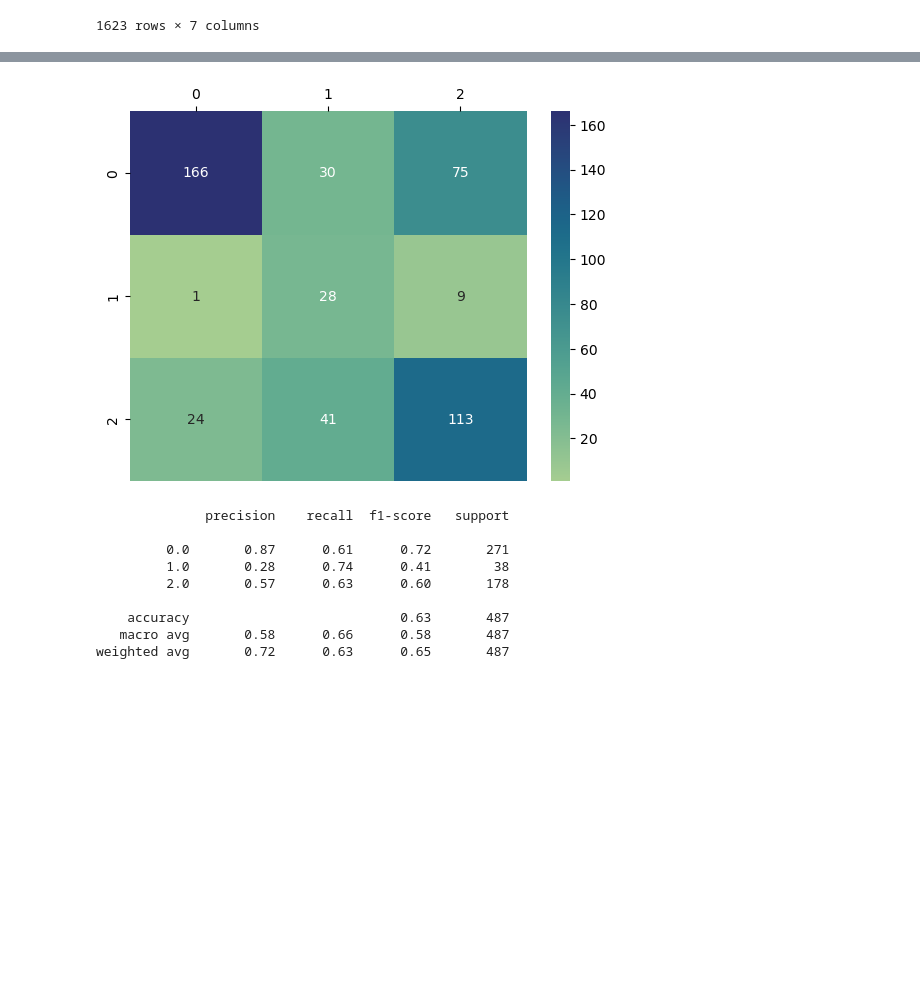
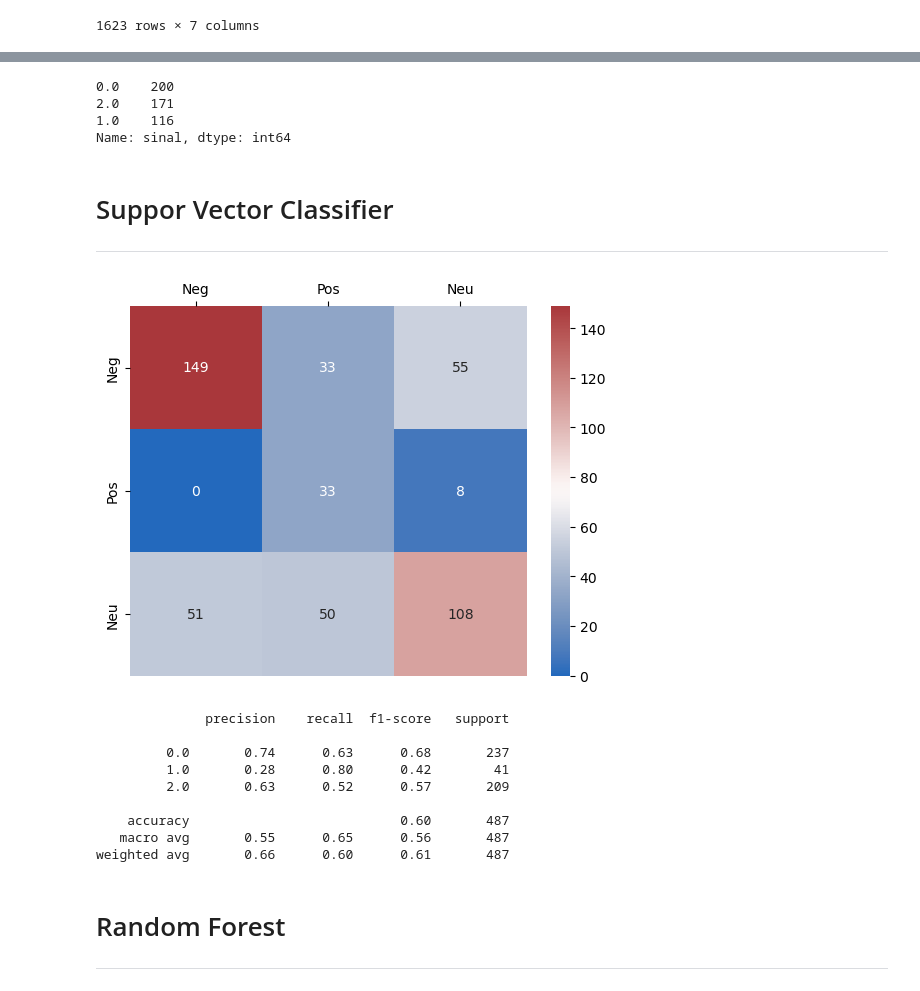
Before and after one commit to luizsouzars/Sentiment_Analysis, a Jupyter notebook: LES_sentiment.ipynb, the cells around one changed output, grey strips where cells are left out. Saved outputs shown, nothing was run; the diff lists cells and outputs as text; code cells hidden in the pictures; blank space fills up the shorter version.

```diff
--- a/LES_sentiment.ipynb
+++ b/LES_sentiment.ipynb
@@ -138,3 +163,13 @@ tfidf_transformer = TfidfTransformer()
+# %%
+sinal_test.value_counts()
+# %% [output]
+0.0    200
+2.0    171
+1.0    116
+Name: sinal, dtype: int64
+# %% [markdown]
+# Suppor Vector Classifier
+___
 # %%
 '''Suppor Vector Classifier Pipeline'''
 svc_pipeline = Pipeline([
@@ -155,20 +183,23 @@ svc_pred = svc_pipeline.predict(text_test)
 # %%
 '''Confusion matrix'''
 svc_cm = confusion_matrix(svc_pred,sinal_test)
-sns.heatmap(svc_cm,annot=True,cmap="crest",fmt='d').xaxis.tick_top()
+sns.heatmap(svc_cm,annot=True,cmap='vlag',fmt='d',xticklabels=['Neg','Pos','Neu'],yticklabels=['Neg','Pos','Neu']).xaxis.tick_top()
 plt.show()
 
 '''Classification Report'''
 svc_cr = classification_report(svc_pred,sinal_test)
 print(svc_cr)
 # %% [output]
-[figure, old version]
+[figure, new version]
               precision    recall  f1-score   support
 
-         0.0       0.87      0.61      0.72       271
-         1.0       0.28      0.74      0.41        38
-         2.0       0.57      0.63      0.60       178
+         0.0       0.74      0.63      0.68       237
+         1.0       0.28      0.80      0.42        41
+         2.0       0.63      0.52      0.57       209
 
-    accuracy                           0.63       487
-   macro avg       0.58      0.66      0.58       487
-weighted avg       0.72      0.63      0.65       487
+    accuracy                           0.60       487
+   macro avg       0.55      0.65      0.56       487
+weighted avg       0.66      0.60      0.61       487
+# %% [markdown]
+# Random Forest
+___
```
Also changed, not shown: parts of 36 cells of this notebook.
